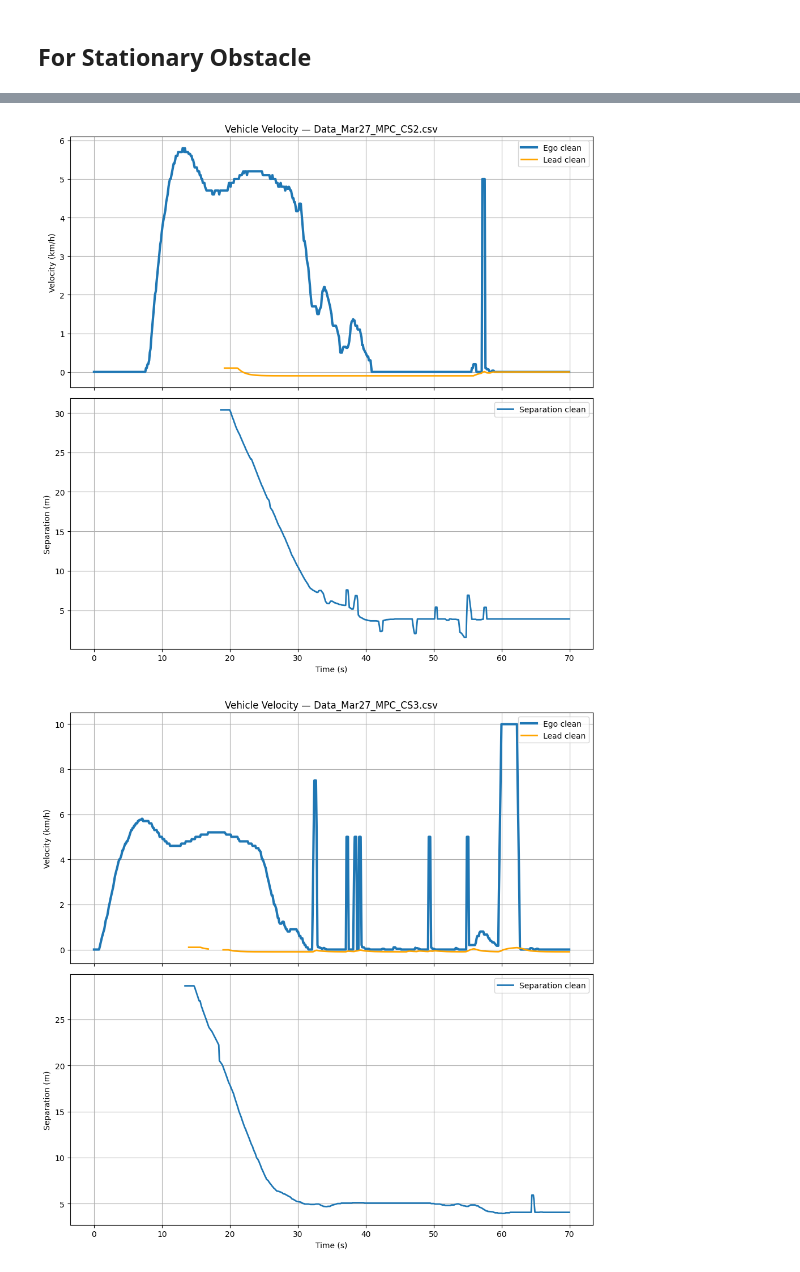
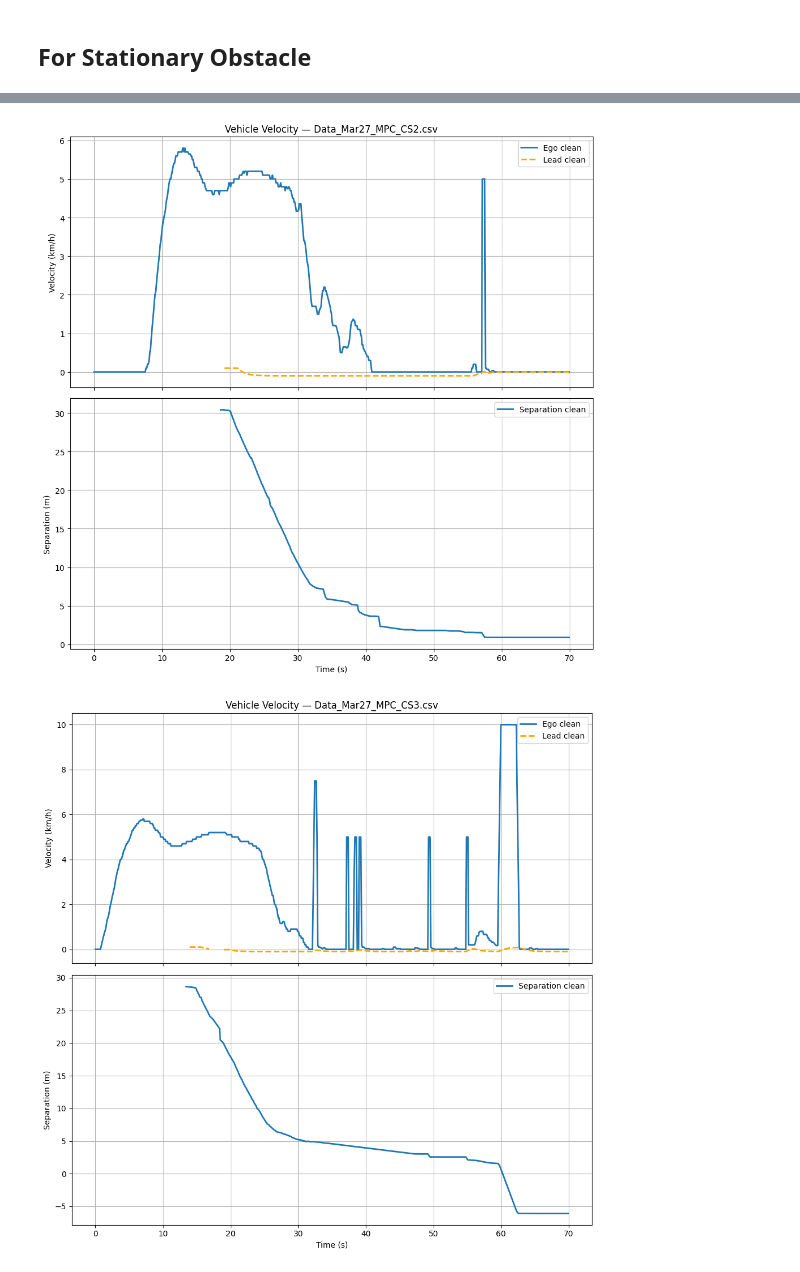
Before and after one commit to Santhosh4888/Adaptive-Cruise-Control, a Jupyter notebook: 9_Vehicle_Testing_Results/Testing_Using_Radar/March27_2026/Data_visualization_MPC.ipynb, the cells around one changed output, grey strips where cells are left out. Drawn from its saved outputs; the diff is of its cells as text; code cells hidden in the pictures.

Commit message:
Separation filtering logic update: Changed threshold from 5 to 2, and added new logic to reject increases in separation for stationary obstacles.

```diff
--- a/9_Vehicle_Testing_Results/Testing_Using_Radar/March27_2026/Data_visualization_MPC.ipynb
+++ b/9_Vehicle_Testing_Results/Testing_Using_Radar/March27_2026/Data_visualization_MPC.ipynb
@@ -226,9 +226,14 @@ for file, df in data.items():
             obs_pos_f = prev_obs_pos
 
         sep = obs_pos_f - ego_pos_i
-        if pd.notna(prev_sep) and abs(sep - prev_sep) > 5:
+        if pd.notna(prev_sep) and abs(sep - prev_sep) > 2:
             obs_pos_f = prev_obs_pos
             sep = obs_pos_f - ego_pos_i
+
+         # ---- New logic: For stationary obstacle, reject any increase in separation ----
+        if pd.notna(prev_sep) and pd.notna(sep) and sep > prev_sep:
+            sep = prev_sep - 0.014  # small buffer to allow for minor noise
+            obs_pos_f = ego_pos_i + sep  # Adjust obs position to match the propagated separation
 
         df.at[i, "Obs_Velocity_clean"] = obs_vel_f
         df.at[i, "Obs_Position_clean"] = obs_pos_f
@@ -241,10 +246,10 @@ for file, df in data.items():
 for file, df in data.items():
     fig, axes = plt.subplots(2,1,figsize=(10,10), sharex=True)
 
-    axes[0].plot(df["Time"], df["Ego_Velocity_clean"], label="Ego clean", linewidth=3)
+    axes[0].plot(df["Time"], df["Ego_Velocity_clean"], label="Ego clean", linewidth=2)
     # axes[0].plot(df["Time"], df["Ego_Velocity_kmph"], alpha=0.3, label="Ego raw")
     if "Obs_Velocity_clean" in df.columns:
-        axes[0].plot(df["Time"], df["Obs_Velocity_clean"], color="orange",linewidth=2, label="Lead clean")
+        axes[0].plot(df["Time"], df["Obs_Velocity_clean"], color="orange",linewidth=2, linestyle='--', label="Lead clean")
     axes[0].set_ylabel("Velocity (km/h)")
     axes[0].set_title(f"Vehicle Velocity — {file}")
     axes[0].legend()
@@ -268,2 +273,2 @@ for file, df in data.items():
-[figure, old version]
+[figure, new version]
-[figure, old version]
+[figure, new version]
```
Also changed, not shown: parts of 6 cells of this notebook.
